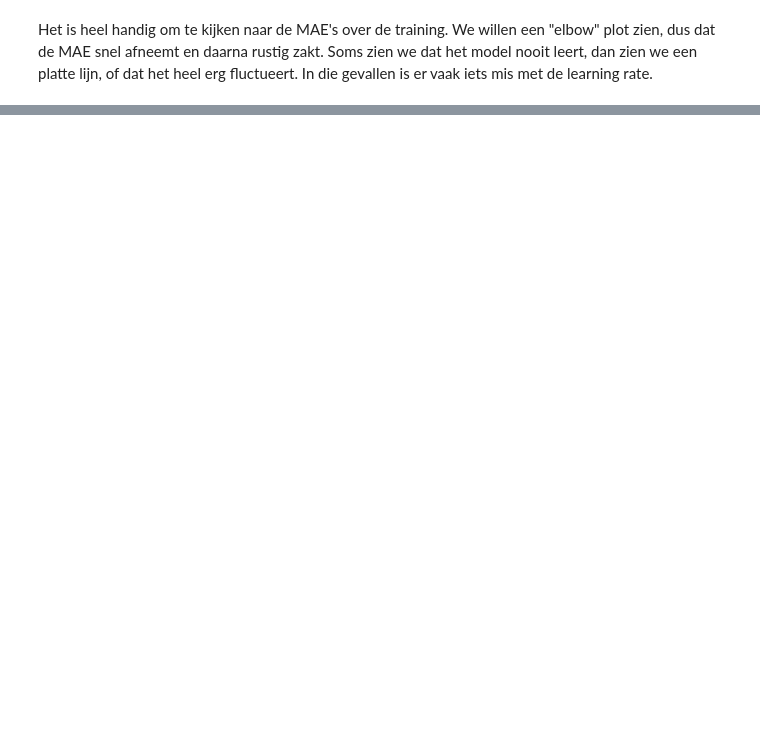
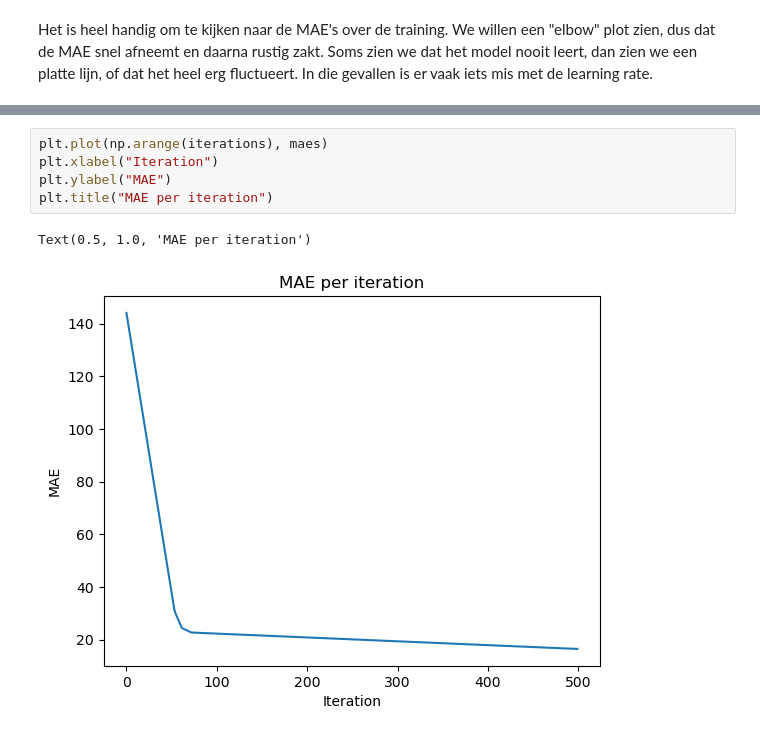
Before and after one commit to ChariseWalraven/eindopdracht_prog4, a Jupyter notebook: eindopdracht_deel_1.ipynb, the cells around one changed output, grey strips where cells are left out. Saved outputs shown, nothing was run; the diff lists cells and outputs as text; blank space fills up the shorter version.

```diff
--- a/eindopdracht_deel_1.ipynb
+++ b/eindopdracht_deel_1.ipynb
@@ -501,0 +524,8 @@ Text(0.5, 1.0, 'MAE per iteration')
+# %%
+plt.plot(np.arange(iterations), maes)
+plt.xlabel("Iteration")
+plt.ylabel("MAE")
+plt.title("MAE per iteration")
+# %% [output]
+Text(0.5, 1.0, 'MAE per iteration')
+[figure, added]
```
Also changed, not shown: parts of 33 cells of this notebook.
